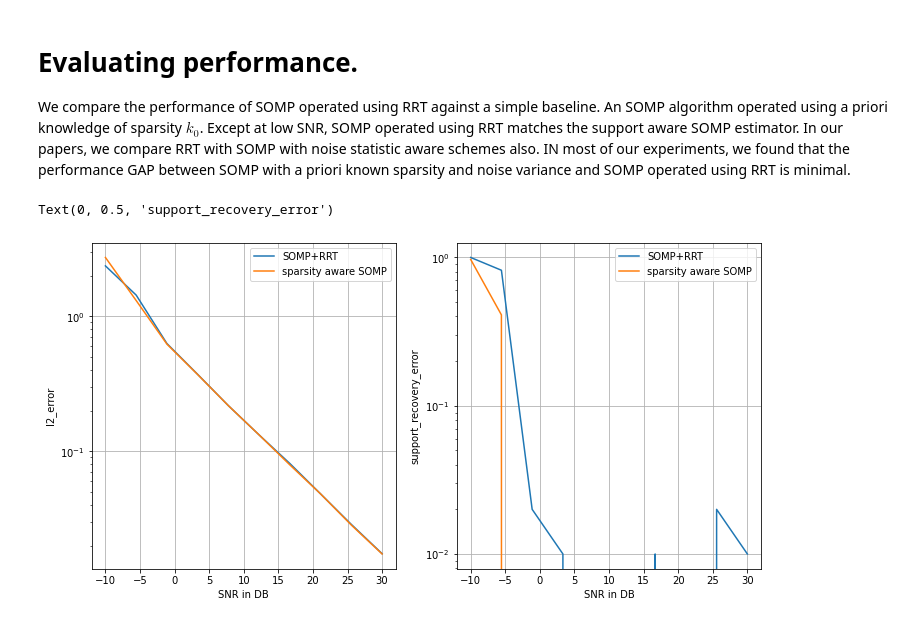
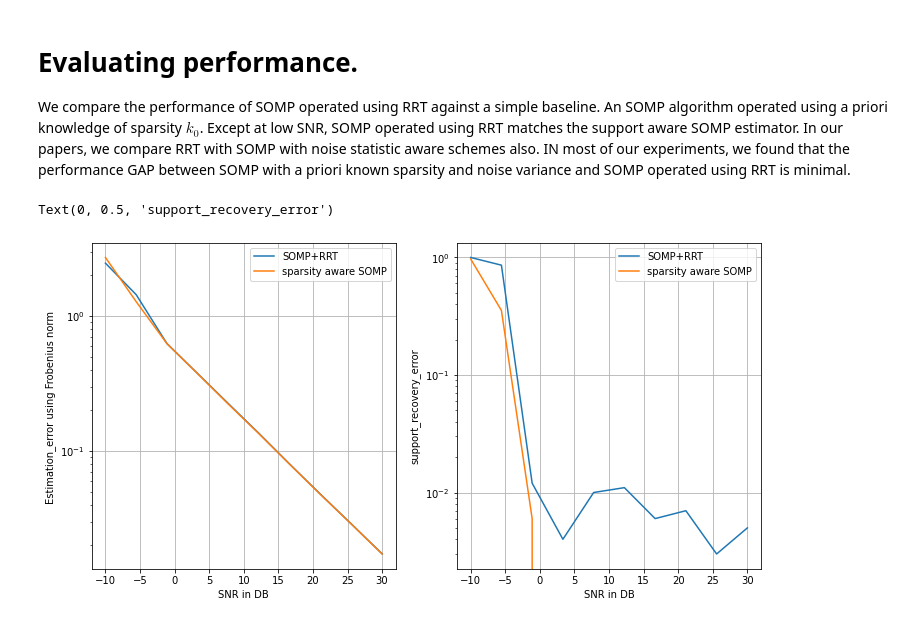
Before and after one commit to sreejithkvenugopal/Residual-Ratio-Thresholding, a Jupyter notebook: RRT_multiple_measurement_vector.ipynb, the cells around one changed output. Saved outputs shown, nothing was run; the diff lists cells and outputs as text; code cells hidden in the pictures.

Commit message:
Added support for block multiple measurement vector

```diff
--- a/RRT_multiple_measurement_vector.ipynb
+++ b/RRT_multiple_measurement_vector.ipynb
@@ -120,15 +121,15 @@ Estimated_support:SOMP
 We compare the performance of SOMP  operated using RRT against a simple baseline. An SOMP algorithm operated using a priori knowledge of sparsity $k_0$. Except at low SNR, SOMP operated using RRT matches the support aware SOMP estimator. In our papers, we compare RRT with SOMP with noise statistic aware schemes also.   IN most of our experiments, we found that the performance GAP between SOMP with a priori known sparsity and noise variance and SOMP operated using RRT is minimal.
 # %%
 SNR_db=np.linspace(-10,30,10)
-L2_ERROR_SOMP=np.zeros(10);L2_ERROR_BASELINE=np.zeros(10)
+FRO_ERROR_SOMP=np.zeros(10);FRO_ERROR_BASELINE=np.zeros(10)
 SUPPORT_ERROR_SOMP=np.zeros(10);SUPPORT_ERROR_BASELINE=np.zeros(10)
-num_iter=100; # number of montecarlo iterations for each example.
+num_iter=1000; # number of montecarlo iterations for each example.
 nsamples=32;nfeatures=64;sparsity=3;nchannels=10;
 
 
 for s in np.arange(len(SNR_db)):
     snr_db=SNR_db[s]
-    l2_error_somp=0;l2_error_baseline=0;
+    fro_error_somp=0;fro_error_baseline=0;
     support_error_somp=0;support_error_baseline=0;
     for num in np.arange(num_iter):
         X,Y,Beta_true,support_true,noisevar=mmv.generate_random_example(nsamples=nsamples,nfeatures=nfeatures,
@@ -138,35 +139,35 @@ for s in np.arange(len(SNR_db)):
         results_somp_dict=mmv.compute_signal_and_support(X=X,Y=Y,algorithm='SOMP',alpha_list=[0.1])
         support_estimate_somp=results_somp_dict[0.1]['support_estimate']
         Beta_est_somp=results_somp_dict[0.1]['signal_estimate']
-        support_error,l2_error=mmv.compute_error(support_true=support_true,support_estimate=support_estimate_somp,
+        support_error,fro_error=mmv.compute_error(support_true=support_true,support_estimate=support_estimate_somp,
                                                  Beta_true=Beta_true,Beta_estimate=Beta_est_somp)
-        l2_error_somp+=l2_error;support_error_somp+=support_error
+        fro_error_somp+=fro_error;support_error_somp+=support_error
 
         support_estimate_baseline,Beta_est_baseline=mmv.SOMP_prior_sparsity(X=X,Y=Y,sparsity=len(support_true))
-        support_error,l2_error=mmv.compute_error(support_true=support_true,support_estimate=support_estimate_baseline,
+        support_error,fro_error=mmv.compute_error(support_true=support_true,support_estimate=support_estimate_baseline,
                                                  Beta_true=Beta_true,Beta_estimate=Beta_est_baseline)
-        l2_error_baseline+=l2_error;support_error_baseline+=support_error;
+        fro_error_baseline+=fro_error;support_error_baseline+=support_error;
 
-    L2_ERROR_SOMP[s]=l2_error_somp/num_iter;L2_ERROR_BASELINE[s]=l2_error_baseline/num_iter
+    FRO_ERROR_SOMP[s]=fro_error_somp/num_iter;FRO_ERROR_BASELINE[s]=fro_error_baseline/num_iter
     SUPPORT_ERROR_SOMP[s]=support_error_somp/num_iter;
     SUPPORT_ERROR_BASELINE[s]=support_error_baseline/num_iter
 # %%
 plt.figure(figsize=(12,6))
 plt.subplot(1,2,1)
-plt.semilogy(SNR_db,L2_ERROR_SOMP,label='SOMP+RRT')
-plt.semilogy(SNR_db,L2_ERROR_BASELINE,label='sparsity aware SOMP')
+plt.semilogy(SNR_db,FRO_ERROR_SOMP,label='SOMP+RRT')
+plt.semilogy(SNR_db,FRO_ERROR_BASELINE,label='sparsity aware SOMP')
 plt.grid()
 plt.legend()
 plt.xlabel('SNR in DB')
-plt.ylabel('l2_error')
+plt.ylabel('Estimation_error using Frobenius norm ')
 
 plt.subplot(1,2,2)
 plt.semilogy(SNR_db,SUPPORT_ERROR_SOMP,label='SOMP+RRT')
 plt.semilogy(SNR_db,SUPPORT_ERROR_BASELINE,label='sparsity aware SOMP')
 plt.grid()
 plt.legend()
 plt.xlabel('SNR in DB')
 plt.ylabel('support_recovery_error')
 # %% [output]
 Text(0, 0.5, 'support_recovery_error')
-[figure, old version]
+[figure, new version]
```
Also changed, not shown: parts of 6 cells of this notebook, 7 other files.
